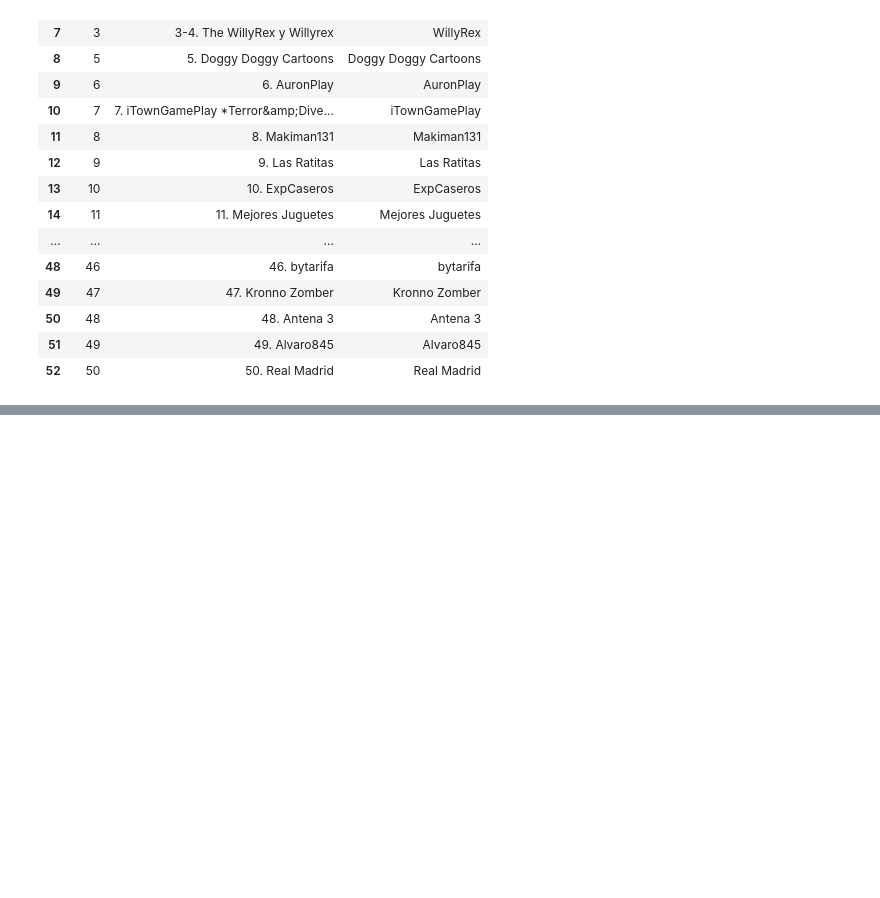
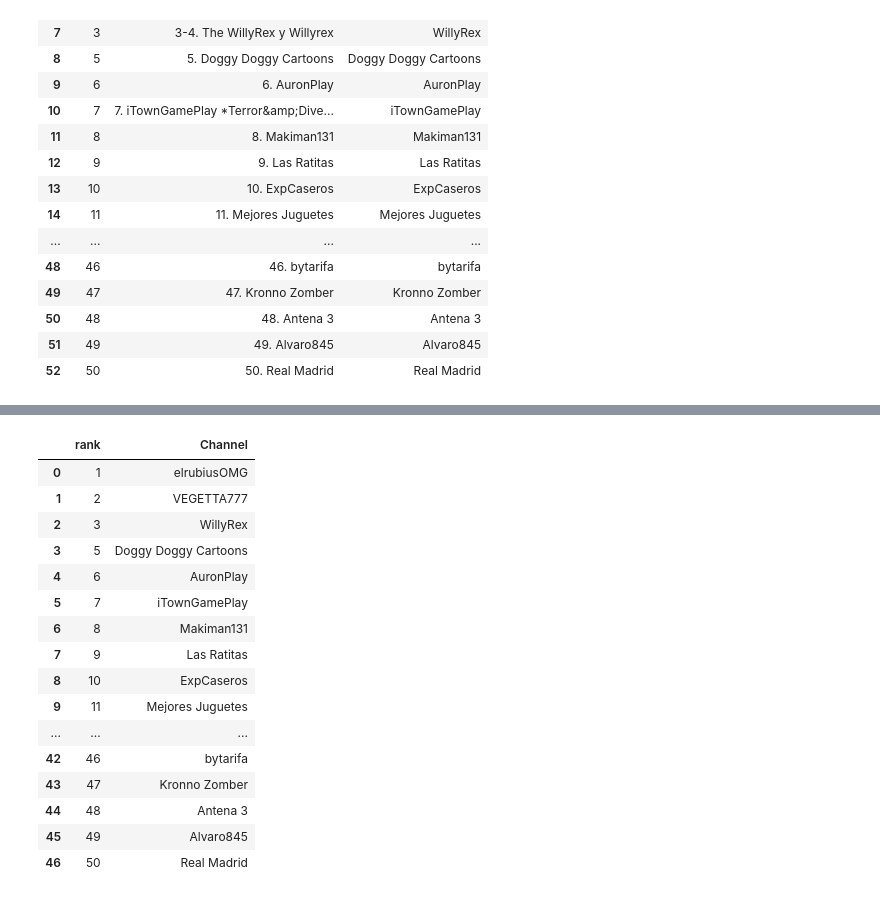
Before and after one commit to ta-data-bcn/Project-Week-3-Data-Thieves, a Jupyter notebook: your-project/Web Scraping-v2cleanNumbers.ipynb, the cells around one changed output, grey strips where cells are left out. Drawn from its saved outputs; the diff is of its cells as text; code cells hidden in the pictures; blank space fills up the shorter version.

```diff
--- a/your-project/Web Scraping-v2cleanNumbers.ipynb
+++ b/your-project/Web Scraping-v2cleanNumbers.ipynb
@@ -214,0 +261,21 @@ df_clean
+# %%
+df_clean = df_clean.reset_index(drop=True)
+df_clean
+# %% [output]
+|  | rank | Channel |
+| 0 | 1 | elrubiusOMG |
+| 1 | 2 | VEGETTA777 |
+| 2 | 3 | WillyRex |
+| 3 | 5 | Doggy Doggy Cartoons |
+| 4 | 6 | AuronPlay |
+| 5 | 7 | iTownGamePlay |
+| 6 | 8 | Makiman131 |
+| 7 | 9 | Las Ratitas |
+| 8 | 10 | ExpCaseros |
+| 9 | 11 | Mejores Juguetes |
+| ... | ... | ... |
+| 42 | 46 | bytarifa |
+| 43 | 47 | Kronno Zomber |
+| 44 | 48 | Antena 3 |
+| 45 | 49 | Alvaro845 |
+| 46 | 50 | Real Madrid |
```
Also changed, not shown: parts of 9 cells of this notebook.
